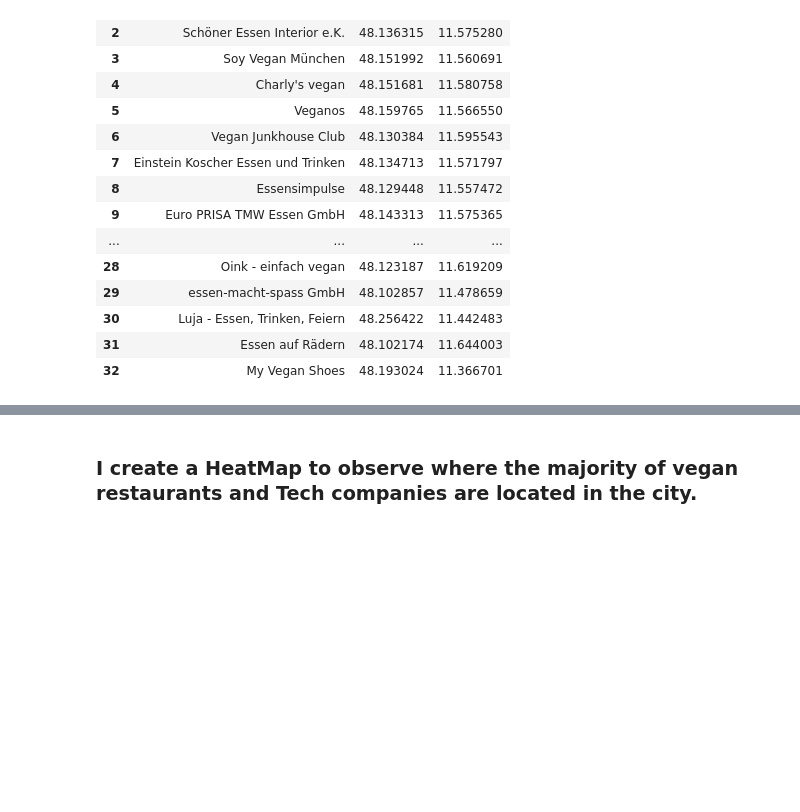
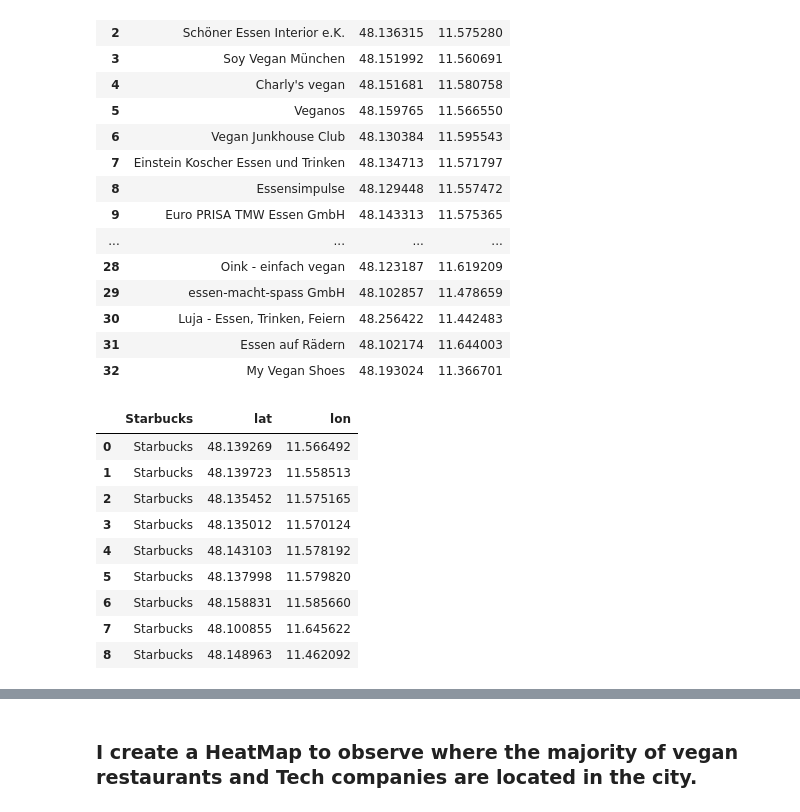
Before and after one commit to victorjrp92/Establishing-a-Tech-Company-in-Germany, a Jupyter notebook: Project3.ipynb, the cells around one changed output, grey strips where cells are left out. Cells and saved outputs as stored; diff of their text form; code cells hidden in the pictures; blank space fills up the shorter version.

```diff
--- a/Project3.ipynb
+++ b/Project3.ipynb
@@ -430,3 +430,6 @@ df_veganr
 | 30 | Luja - Essen, Trinken, Feiern | 48.256422 | 11.442483 |
 | 31 | Essen auf Rädern | 48.102174 | 11.644003 |
 | 32 | My Vegan Shoes | 48.193024 | 11.366701 |
+# %%
+url_3 = "https://api.foursquare.com/v3/places/search?query=Starbucks%20&ll=48.14016%2C11.55921&session_token=50"
+response_3 = requests.get(url_3, headers=headers)
@@ -432,0 +455,14 @@ df_veganr
+# %%
+df_starbucks = pd.DataFrame(new_list_3)
+df_starbucks
+# %% [output]
+|  | Starbucks | lat | lon |
+| 0 | Starbucks | 48.139269 | 11.566492 |
+| 1 | Starbucks | 48.139723 | 11.558513 |
+| 2 | Starbucks | 48.135452 | 11.575165 |
+| 3 | Starbucks | 48.135012 | 11.570124 |
+| 4 | Starbucks | 48.143103 | 11.578192 |
+| 5 | Starbucks | 48.137998 | 11.579820 |
+| 6 | Starbucks | 48.158831 | 11.585660 |
+| 7 | Starbucks | 48.100855 | 11.645622 |
+| 8 | Starbucks | 48.148963 | 11.462092 |
```
Also changed, not shown: parts of 9 cells of this notebook.
